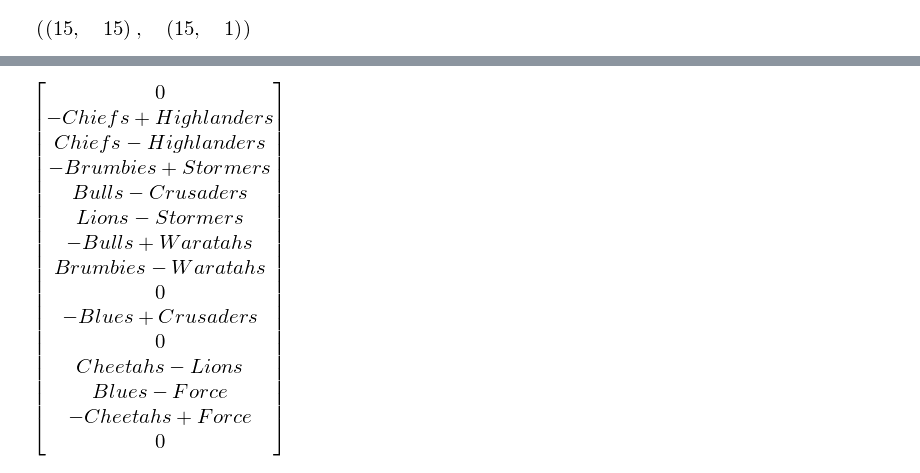
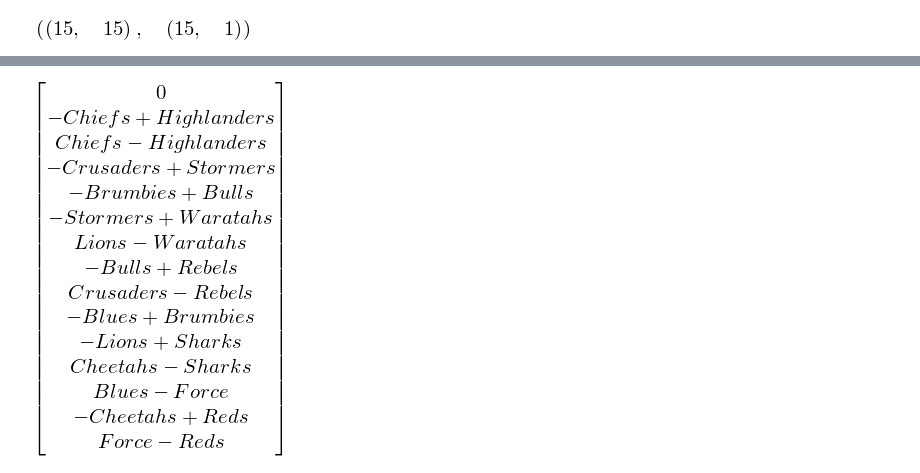
Before and after one commit to hillbs/Differential-Equations-and-Linear-Algebra, a Jupyter notebook: D003x.2 Unit 4.ipynb, the cells around one changed output, grey strips where cells are left out. Drawn from its saved outputs; the diff is of its cells as text; code cells hidden in the pictures.

```diff
--- a/D003x.2 Unit 4.ipynb
+++ b/D003x.2 Unit 4.ipynb
@@ -211,19 +283,19 @@ What type of Matrix is $S15$?
 #Colley Matrix approach
 Results_C = Matrix([[2+4-5],#Crusaders
                     [2+4-4],#Rebels
-                    [2+5-3],#Brumbies
-                    [2+1-7],#Reds
+                    [2+5-4],#Brumbies
+                    [2+2-7],#Reds
                     [2+5-4],#Lions
-                    [2+6],#Hurr
-                    [2+1-7],#Blues
-                    [2+6-2],#Chiefs
-                    [2+4-5],#Sharks
-                    [2+4-5],#Cheetahs
-                    [2+5-3],#Bulls
-                    [2+5-3],#Stormers
-                    [2+4-3],#Waratahs
-                    [2+1-7],#Force
-                    [2+5-2],#Highlanders
+                    [2+7-1],#Hurr
+                    [2+1-8],#Blues
+                    [2+7-2],#Chiefs
+                    [2+4-6],#Sharks
+                    [2+3-6],#Cheetahs
+                    [2+6-3],#Bulls
+                    [2+6-3],#Stormers
+                    [2+5-3],#Waratahs
+                    [2+1-8],#Force
+                    [2+6-2],#Highlanders
                     ])/2
 S15_Colley = S15 + 2*eye(15)
 shape(S15_Colley), shape(Results_C)
@@ -232,8 +304,8 @@ shape(S15_Colley), shape(Results_C)
 # %%
 la.lstsq(S15_Colley,Results_C)
 S15_rank_Colley = Matrix([S15_names.T,la.lstsq(S15_Colley,Results_C)[0]])
-Week9_rank_C = list(np.array(S15_rank_Colley.T))
-Week9_rank_C.sort(key=lambda row: row[1:], reverse=True)
+Week10_rank_C = list(np.array(S15_rank_Colley.T))
+Week10_rank_C.sort(key=lambda row: row[1:], reverse=True)
 import pprint
-pprint.pprint(Week9_rank_C)
+pprint.pprint(Week10_rank_C)
 # %% [output]
@@ -255,6 +327,6 @@ pprint.pprint(Week9_rank_C)
 # %%
-W9C = Matrix(Week9_rank_C)
-W9M = Matrix(Week9_rank)
+W9C = Matrix(Week10_rank_C)
+W9M = Matrix(Week10_rank)
 W9C[:,0]-W9M[:,0]
 # %% [output]
-[figure, old version]
+[figure, new version]
```
Also changed, not shown: parts of 12 cells of this notebook.
